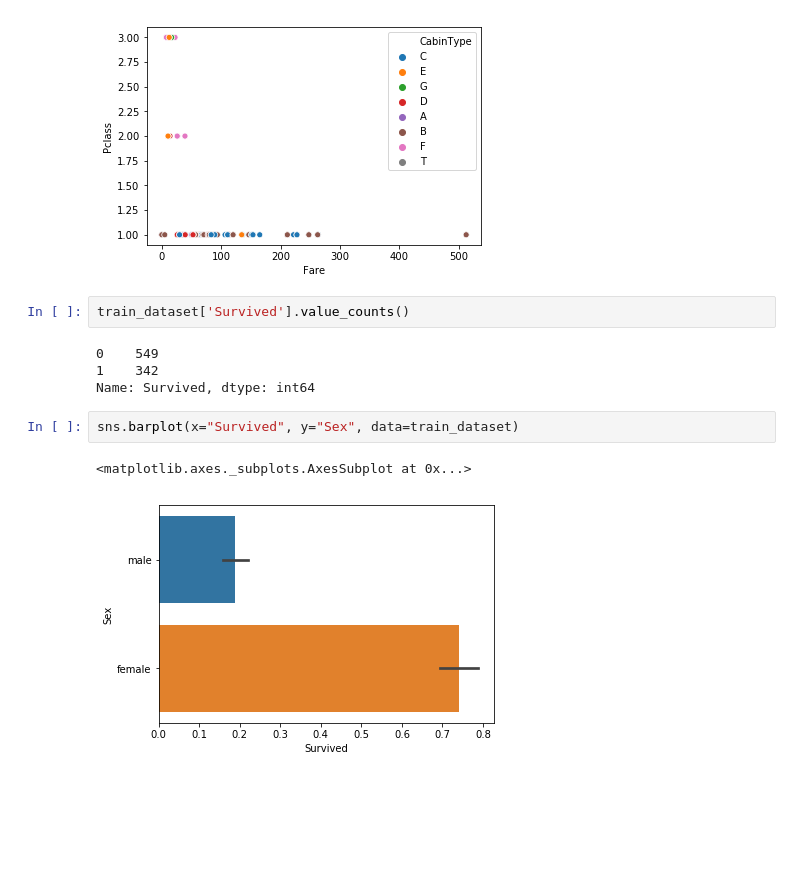
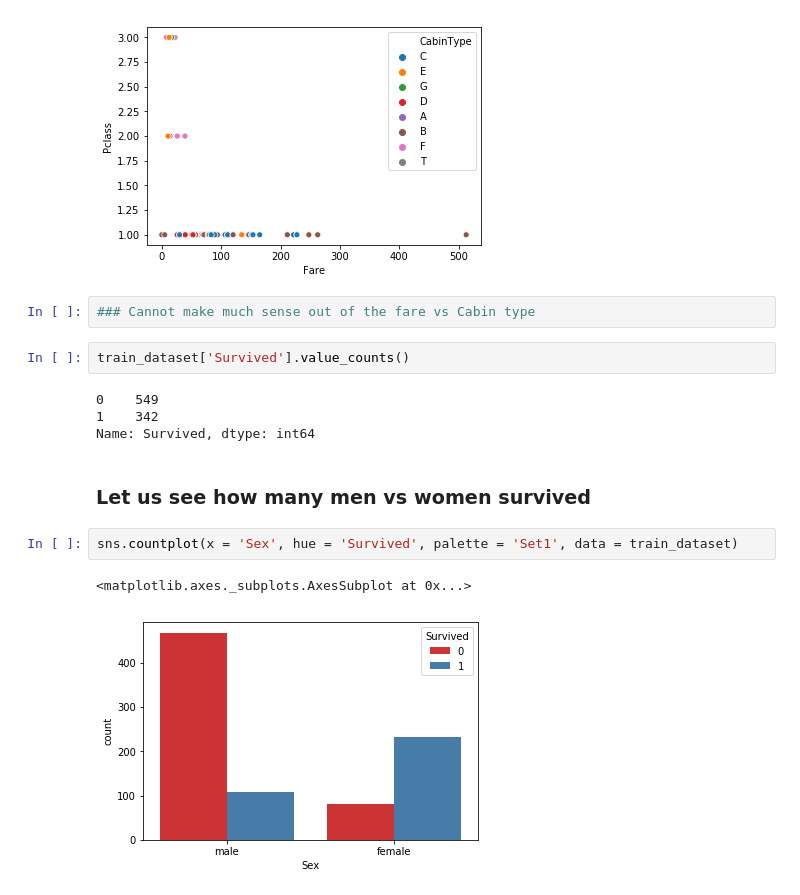
Before and after one commit to beginmachinelearning/deep_learning, a Jupyter notebook: practice_exercises/titanic_kaggle/titanic_classification_keras.ipynb, the cells around one changed output. Saved outputs shown, nothing was run; the diff lists cells and outputs as text; blank space fills up the shorter version.

Commit message:
visualization

```diff
--- a/practice_exercises/titanic_kaggle/titanic_classification_keras.ipynb
+++ b/practice_exercises/titanic_kaggle/titanic_classification_keras.ipynb
@@ -115,14 +115,18 @@ sns.scatterplot(x="Fare", y="Pclass", hue="CabinType",data=train_dataset)
 # %% [output]
 <matplotlib.axes._subplots.AxesSubplot at 0x...>
 [figure]
+# %%
+### Cannot make much sense out of the fare vs Cabin type
 # %%
 train_dataset['Survived'].value_counts()
 # %% [output]
 0    549
 1    342
 Name: Survived, dtype: int64
+# %% [markdown]
+### Let us see how many men vs women survived
 # %%
-sns.barplot(x="Survived", y="Sex", data=train_dataset)
+sns.countplot(x = 'Sex', hue = 'Survived', palette = 'Set1', data = train_dataset)
 # %% [output]
 <matplotlib.axes._subplots.AxesSubplot at 0x...>
-[figure, old version]
+[figure, new version]
```
Also changed, not shown: parts of 23 cells of this notebook.
